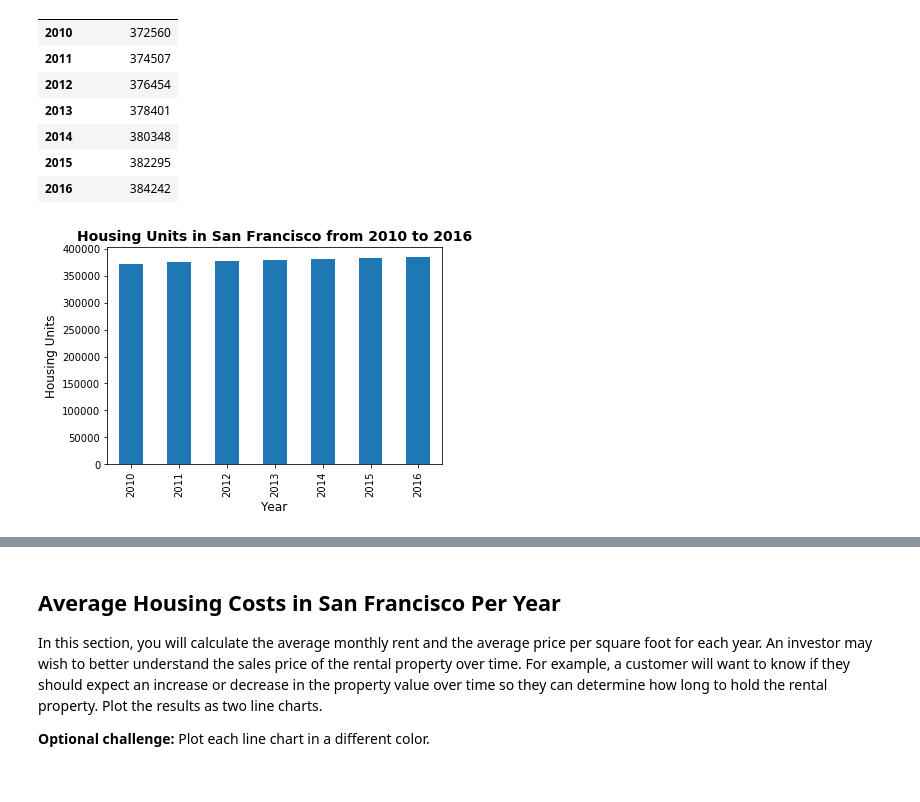
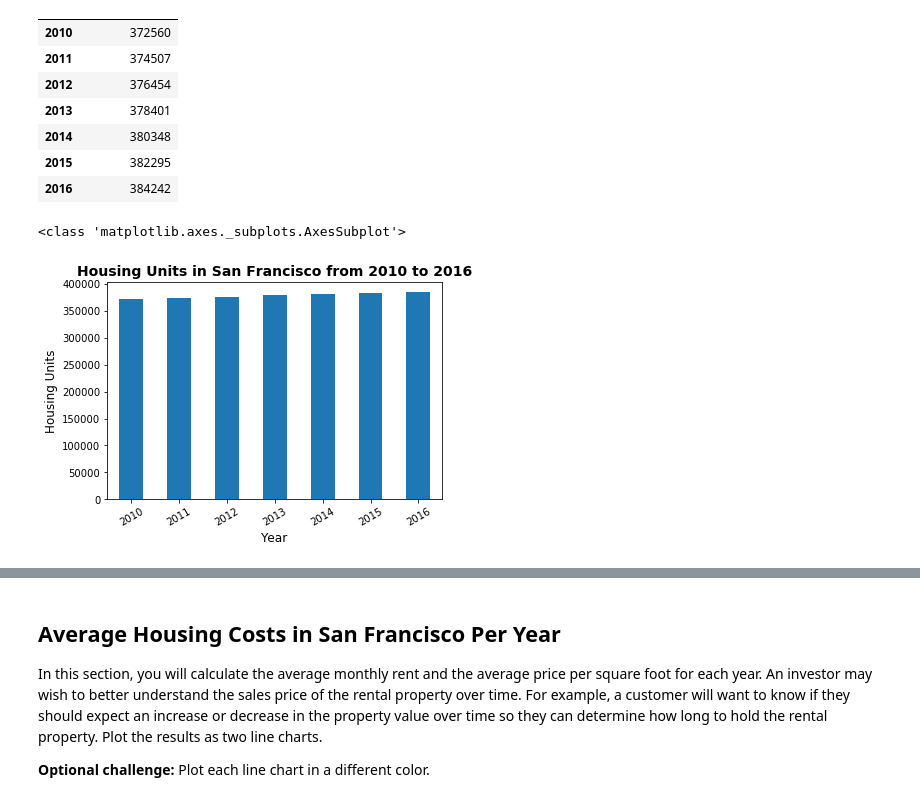
Before and after one commit to salsal3/bcs-hw6-pyviz, a Jupyter notebook: Starter_Code/rental_analysis.ipynb, the cells around one changed output, grey strips where cells are left out. Cells and saved outputs as stored; diff of their text form; code cells hidden in the pictures.

Commit message:
Made adjustments to plots in both notebooks. Many were not returning an object that could be used with dashboard

```diff
--- a/Starter_Code/rental_analysis.ipynb
+++ b/Starter_Code/rental_analysis.ipynb
@@ -101,15 +108,19 @@ avg_housingUnits.to_csv('average_units_per_year.csv', sep=',', header=['Avg. Hou
 # %%
 # Use the Pandas plot function to plot the average housing units per year.
 # Note: You will need to manually adjust the y limit of the chart using the min and max values from above.
-plot_avg_housingUnits = avg_housingUnits.plot(kind='bar', legend=False)
+plot_avg_housingUnits = avg_housingUnits.plot.bar(legend=False)
+plt.xlabel('Year', fontsize=12)
+plt.xticks(rotation=30)
+plt.ylabel('Housing Units', fontsize=12)
+plt.title('Housing Units in San Francisco from 2010 to 2016',
+          fontsize=14,
+          fontweight='bold'
+          )
 
-plot_avg_housingUnits.set_xlabel('Year', fontsize=12)
-plot_avg_housingUnits.set_ylabel('Housing Units', fontsize=12)
-plot_avg_housingUnits.set_title('Housing Units in San Francisco from 2010 to 2016', fontsize=14, fontweight='bold')
-
-plot_avg_housingUnits = plot_avg_housingUnits.figure
+print(type(plot_avg_housingUnits))
 # %% [output]
+<class 'matplotlib.axes._subplots.AxesSubplot'>
-[figure, old version]
+[figure, new version]
 # %%
 # Optional Challenge: Use the min, max, and std to scale the y limits of the chart
 print(avg_housingUnits,'\n')
```
Also changed, not shown: parts of 9 cells of this notebook, 1 other file.
